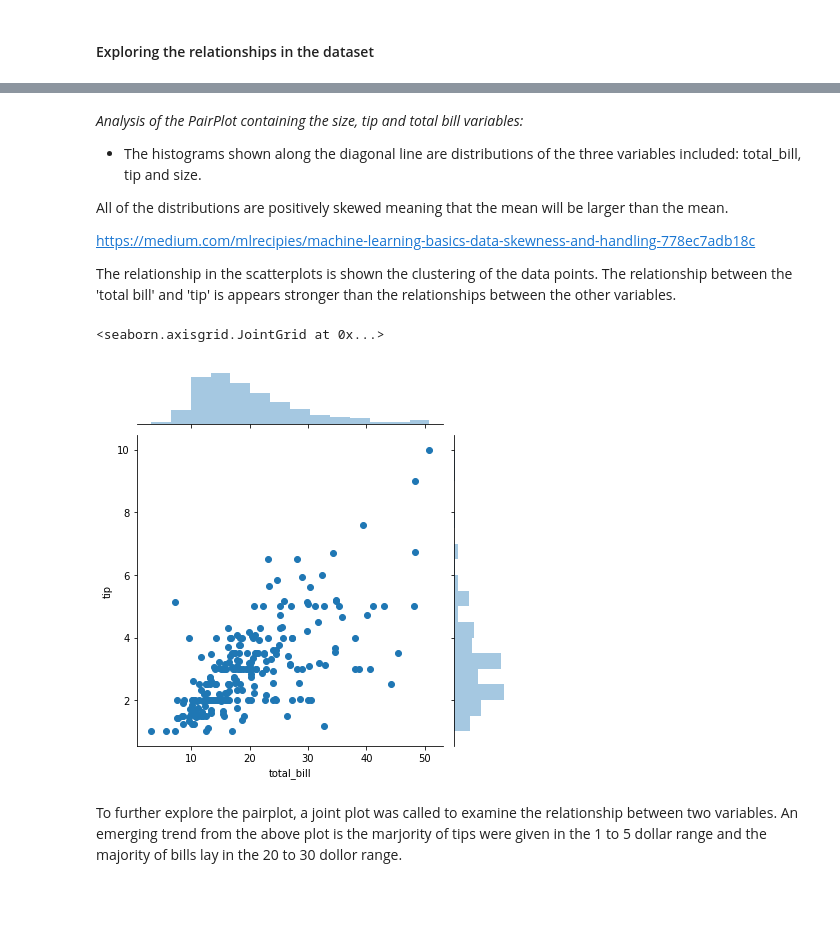
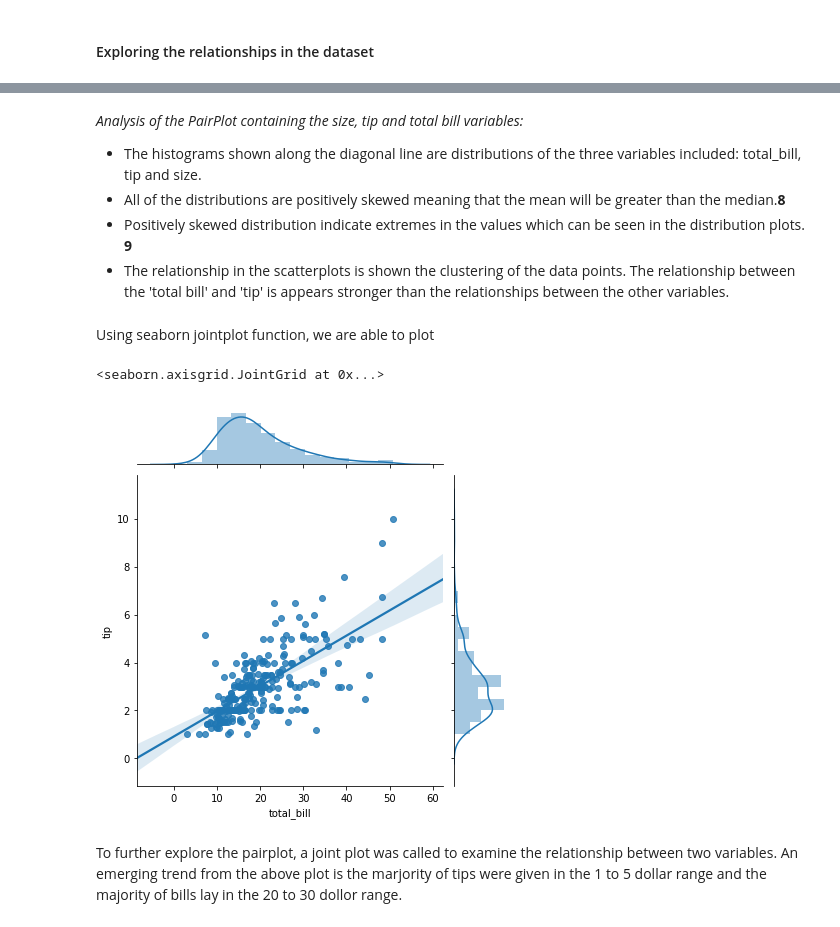
Before and after one commit to martinaobrien/FUNDAMENTALS-OF-DATA-ANALYSIS-Project-2019, a Jupyter notebook: Tips Dataset Assignment .ipynb, the cells around one changed output, grey strips where cells are left out. Saved outputs shown, nothing was run; the diff lists cells and outputs as text; code cells hidden in the pictures; blank space fills up the shorter version.

```diff
--- a/Tips Dataset Assignment .ipynb
+++ b/Tips Dataset Assignment .ipynb
@@ -194,17 +195,16 @@ NameError: name 'sns' is not defined
 # %% [markdown]
 *Analysis of the PairPlot containing the size, tip and total bill variables:*<br>
-- The histograms shown along the diagonal line are distributions of the three variables included: total_bill, tip and size.
-
-All of the distributions are positively skewed meaning that the mean will be larger than the mean.
-
-https://medium.com/mlrecipies/machine-learning-basics-data-skewness-and-handling-778ec7adb18c
-
-The relationship in the scatterplots is shown the clustering of the data points. The relationship between the 'total bill' and 'tip' is appears stronger than the relationships between the other variables.
+- The histograms shown along the diagonal line are distributions of the three variables included: total_bill, tip and size.<br>
+- All of the distributions are positively skewed meaning that the mean will be greater than the median.**8**<br>
+- Positively skewed distribution indicate extremes in the values which can be seen in the distribution plots. **9**<br>
+- The relationship in the scatterplots is shown the clustering of the data points. The relationship between the 'total bill' and 'tip' is appears stronger than the relationships between the other variables.
+# %% [markdown]
+Using seaborn jointplot function, we are able to plot
 # %%
-sns.jointplot(x = 'total_bill', y = 'tip', data = df)
+sns.jointplot(x = 'total_bill', y = 'tip', data = df, kind = 'reg')
 # %% [output]
 <seaborn.axisgrid.JointGrid at 0x...>
-[figure, old version]
+[figure, new version]
 # %% [markdown]
 To further explore the pairplot, a joint plot was called to examine the relationship between two variables. An emerging trend from the above plot is the marjority of tips were given in the 1 to 5 dollar range and the majority of bills lay in the 20 to 30 dollor range.
 # %% [markdown]
```
Also changed, not shown: parts of 11 cells of this notebook.
